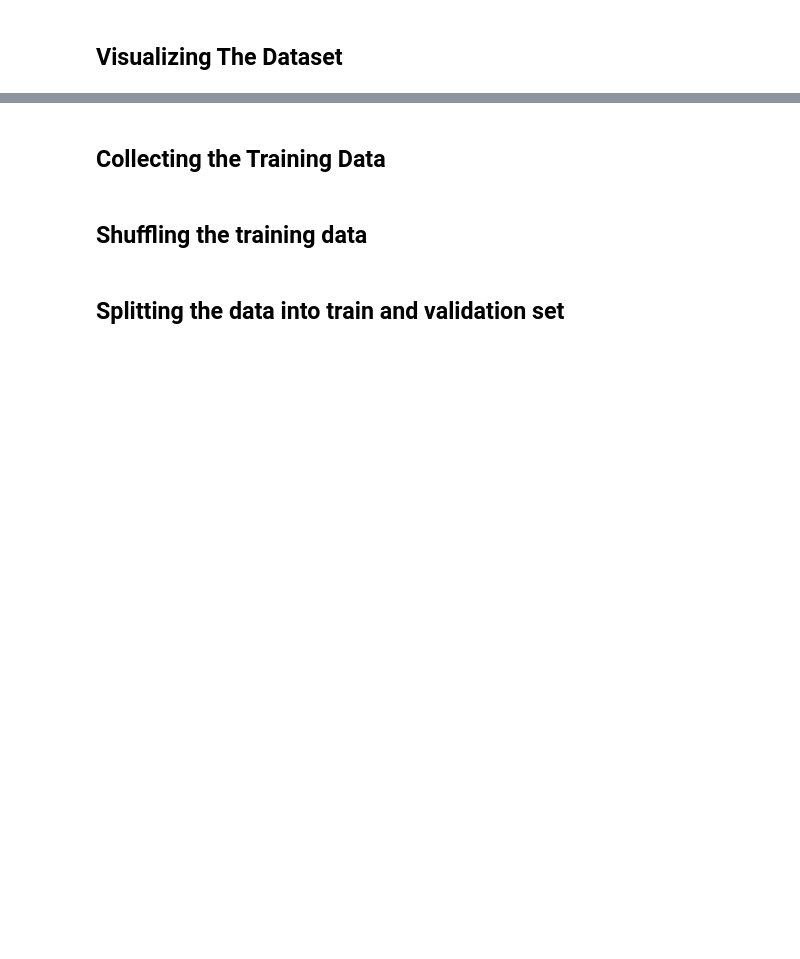
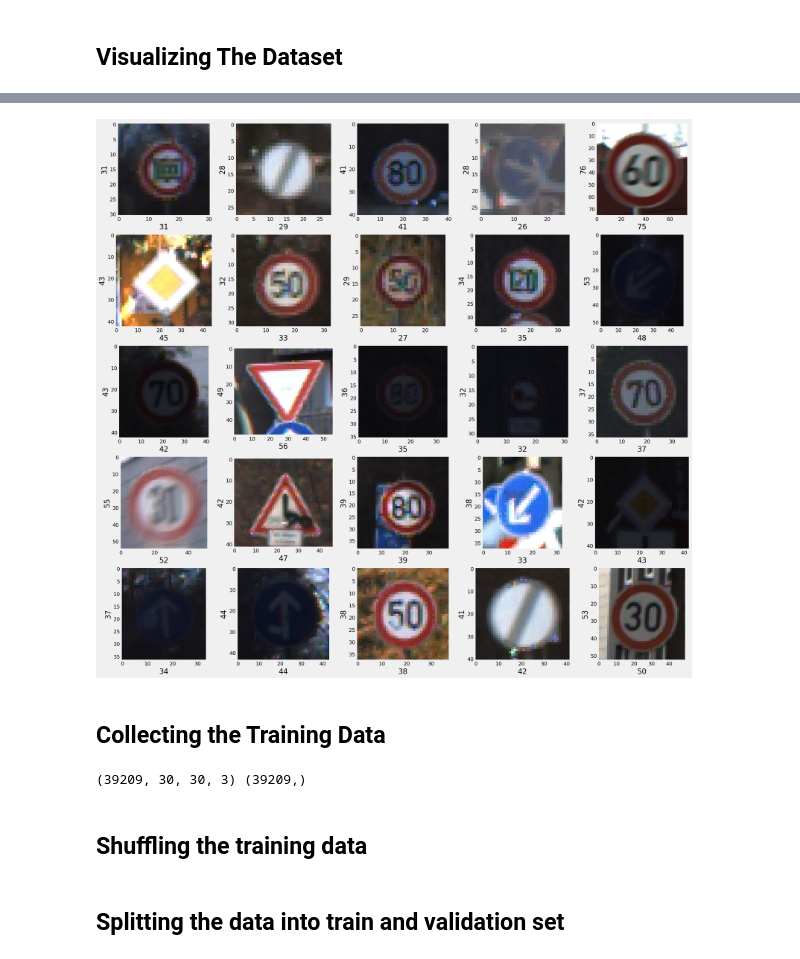
Before and after one commit to adzetto/ADAS_LITE, a Jupyter notebook: GTSRB_CNN_(98_Test_Accuracy).ipynb, the cells around one changed output, grey strips where cells are left out. Drawn from its saved outputs; the diff is of its cells as text; code cells hidden in the pictures; blank space fills up the shorter version.

```diff
--- a/GTSRB_CNN_(98_Test_Accuracy).ipynb
+++ b/GTSRB_CNN_(98_Test_Accuracy).ipynb
@@ -34,9 +38,9 @@ style.use('fivethirtyeight')
 # %% [markdown]
 ## Assigning Path for Dataset
 # %%
-data_dir = '../input/gtsrb-german-traffic-sign'
-train_path = '../input/gtsrb-german-traffic-sign/Train'
-test_path = '../input/gtsrb-german-traffic-sign/'
+data_dir = '/kaggle/input/gtsrb-german-traffic-sign'
+train_path = '/kaggle/input/gtsrb-german-traffic-sign/Train'
+test_path = '/kaggle/input/gtsrb-german-traffic-sign/'
 
 # Resizing the images to 30x30x3
 IMG_HEIGHT = 30
@@ -119,21 +127,23 @@ plt.show()
 # %%
 # Visualizing 25 random images from test data
 import random
 from matplotlib.image import imread
 
 test = pd.read_csv(data_dir + '/Test.csv')
 imgs = test["Path"].values
 
 plt.figure(figsize=(25,25))
 
 for i in range(1,26):
     plt.subplot(5,5,i)
     random_img_path = data_dir + '/' + random.choice(imgs)
     rand_img = imread(random_img_path)
     plt.imshow(rand_img)
-    plt.grid(b=None)
+    plt.grid(visible=None)
     plt.xlabel(rand_img.shape[1], fontsize = 20)#width of image
     plt.ylabel(rand_img.shape[0], fontsize = 20)#height of image
+# %% [output]
+[figure, added]
 # %% [markdown]
 ## Collecting the Training Data
 # %%
@@ -159,6 +169,8 @@ image_data = np.array(image_data)
 image_labels = np.array(image_labels)
 
 print(image_data.shape, image_labels.shape)
+# %% [output]
+(39209, 30, 30, 3) (39209,)
 # %% [markdown]
 ## Shuffling the training data
 # %%
```
Also changed, not shown: parts of 15 cells of this notebook.
